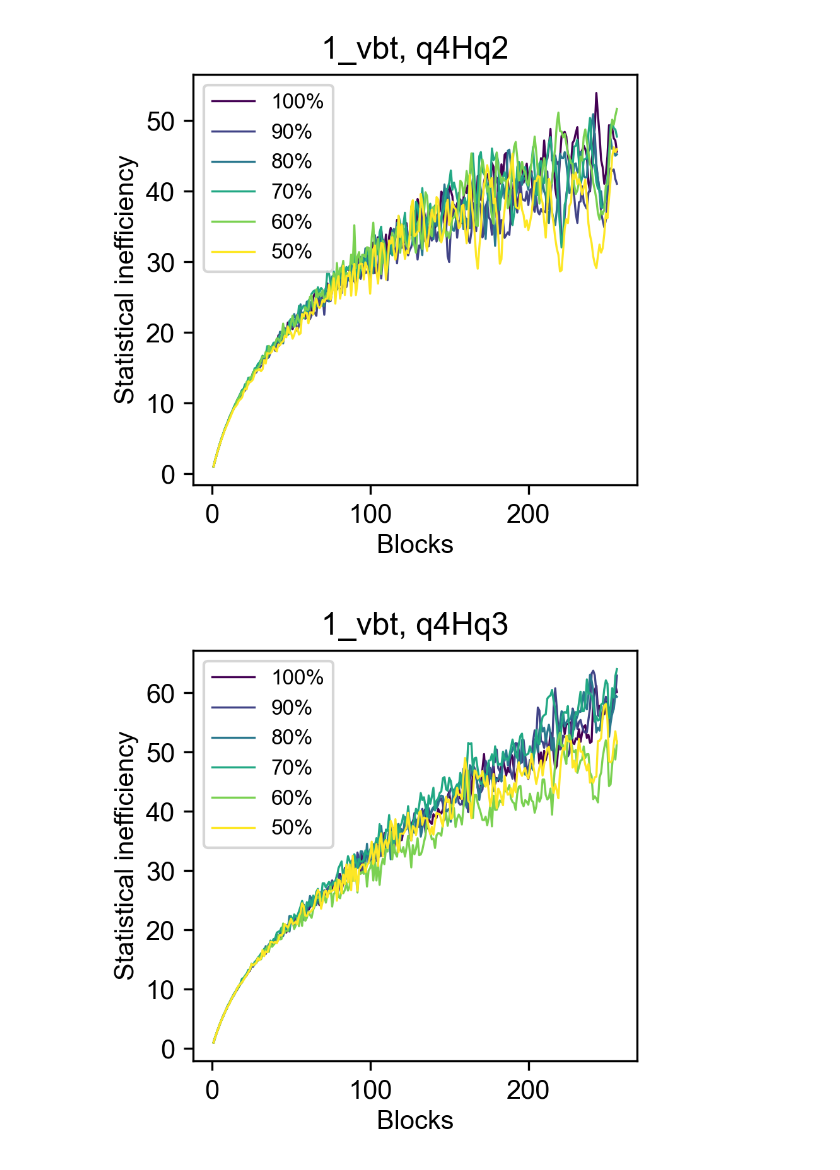
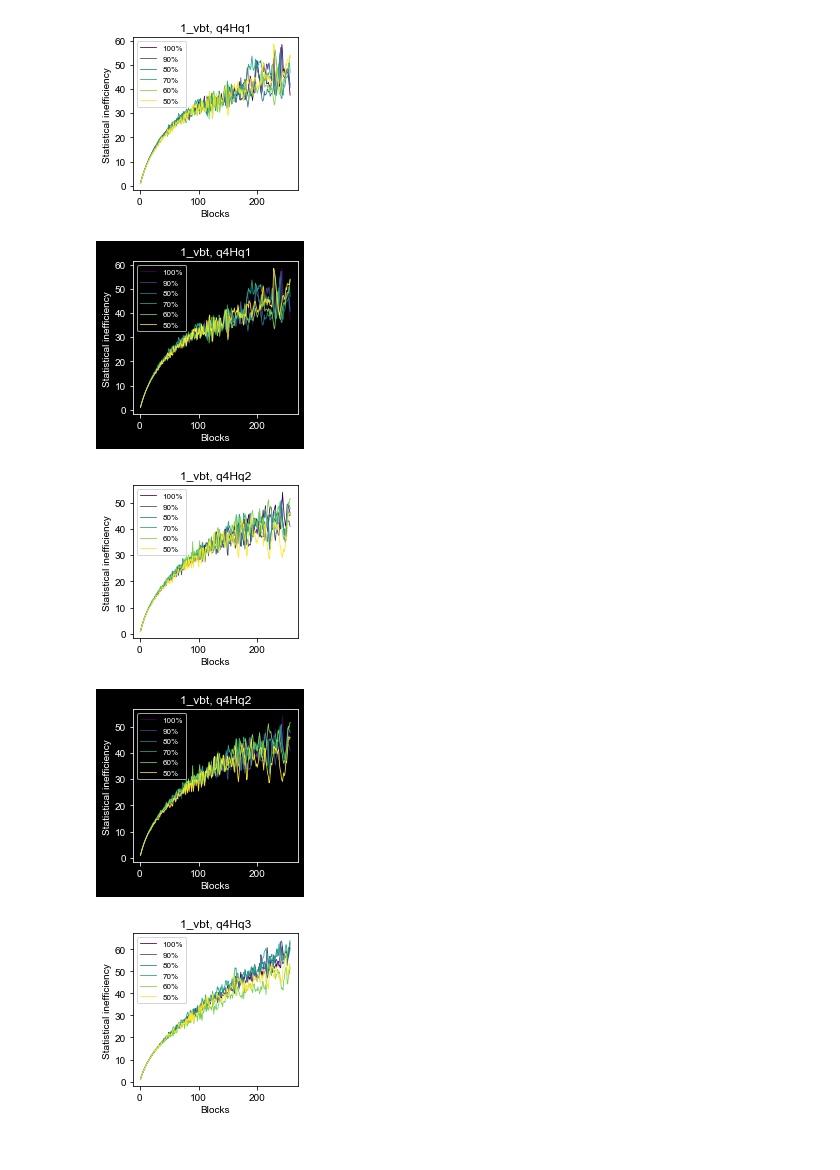
Before and after one commit to RangamaniLabUCSD/2022-mitochondria-lipidomics-md, a Jupyter notebook: scripts/comparison_vbt_settings.ipynb, the cells around one changed output. Cells and saved outputs as stored; diff of their text form; code cells hidden in the pictures.

```diff
--- a/scripts/comparison_vbt_settings.ipynb
+++ b/scripts/comparison_vbt_settings.ipynb
@@ -27,3 +28,8 @@ Matplotlib Version: 3.6.3
+# %%
+plot_styles = [
+    ("./white_background_ctl.mplstyle", ""),
+    ("./dark_background_ctl.mplstyle", "_dark"),
+]
 # %%
 def radial_averaging_series(power2D, qx, qy, min_bin=0.001, max_bin=1, bin_width=0.001):
     """
@@ -163,39 +173,45 @@ blocks = np.arange(1, 2**8 + 1, 1)
 cmap = mpl.cm.get_cmap("viridis")
 
 for q in range(0, max_q):
-    fig, ax = plt.subplots(1, 1, figsize=(3, 3))  # sharex=True,
-    c = cmap(np.linspace(0, 1, len(discards)))
+    for style, style_ext in plot_styles:
+        with plt.style.context(style):
+            if style_ext:
+                ecolor='white'
+            else:
+                ecolor='black'
+            fig, ax = plt.subplots(1, 1, figsize=(3, 3))  # sharex=True,
+            c = cmap(np.linspace(0, 1, len(discards)))
 
-    _, _, si = util.statistical_inefficiency(
-        qfour_spectra[:, q], blocks, discards
-    )
+            _, _, si = util.statistical_inefficiency(
+                qfour_spectra[:, q], blocks, discards
+            )
 
-    for d, discard in enumerate(discards):
-        ax.plot(
-            blocks,
-            si[d],
-            color=c[d],
-            linewidth=NORMAL_LINE,
-            label=f"{100-discard}%",
-        )
+            for d, discard in enumerate(discards):
+                ax.plot(
+                    blocks,
+                    si[d],
+                    color=c[d],
+                    linewidth=NORMAL_LINE,
+                    label=f"{100-discard}%",
+                )
 
-    ax.set_xlabel(r"Blocks")
-    ax.set_ylabel(r"Statistical inefficiency")
-    ax.set_title(f"1_vbt, q4Hq{q}")
-    ax.legend(loc="upper left")
-    fig.tight_layout()
+            ax.set_xlabel(r"Blocks")
+            ax.set_ylabel(r"Statistical inefficiency")
+            ax.set_title(f"1_vbt, q4Hq{q}")
+            ax.legend(loc="upper left")
+            fig.tight_layout()
 
-    # # Shrink current axis by 20%
-    # box = ax.get_position()
-    # ax.set_position([box.x0, box.y0, box.width * 0.8, box.height])
+            # # Shrink current axis by 20%
+            # box = ax.get_position()
+            # ax.set_position([box.x0, box.y0, box.width * 0.8, box.height])
 
-    # # Put a legend to the right of the current axis
-    # ax.legend(loc="center left", bbox_to_anchor=(1, 0.5))
+            # # Put a legend to the right of the current axis
+            # ax.legend(loc="center left", bbox_to_anchor=(1, 0.5))
 
-    fig.savefig(curr_fig_path/f"1_vbt_q4Hq{q}.png", format="png")
+            save_fig(fig, curr_fig_path/f"1_vbt_q4Hq{q}{style_ext}")
 
-    if show_figs:
-        plt.show()
-    fig.clear()
-    plt.close(fig)
+            if show_figs:
+                plt.show()
+            fig.clear()
+            plt.close(fig)
 # %% [output]
@@ -204,2 +220,5 @@ for q in range(0, max_q):
-[figure, old version]
+[figure, new version]
-[figure, old version]
+[figure, new version]
+[figure, added]
+[figure, added]
+[figure, added]
```
Also changed, not shown: parts of 8 cells of this notebook, 7 other files.
